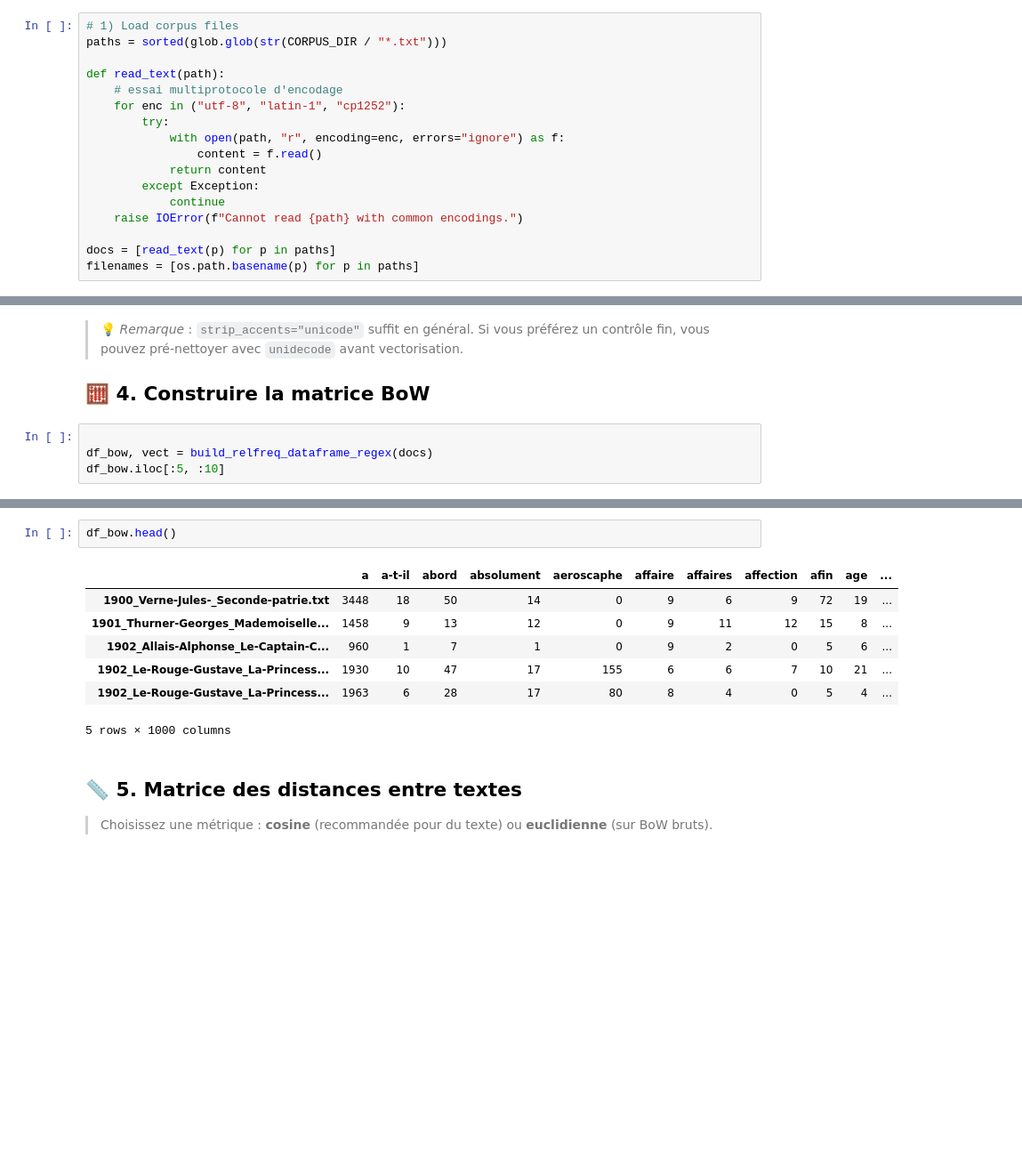
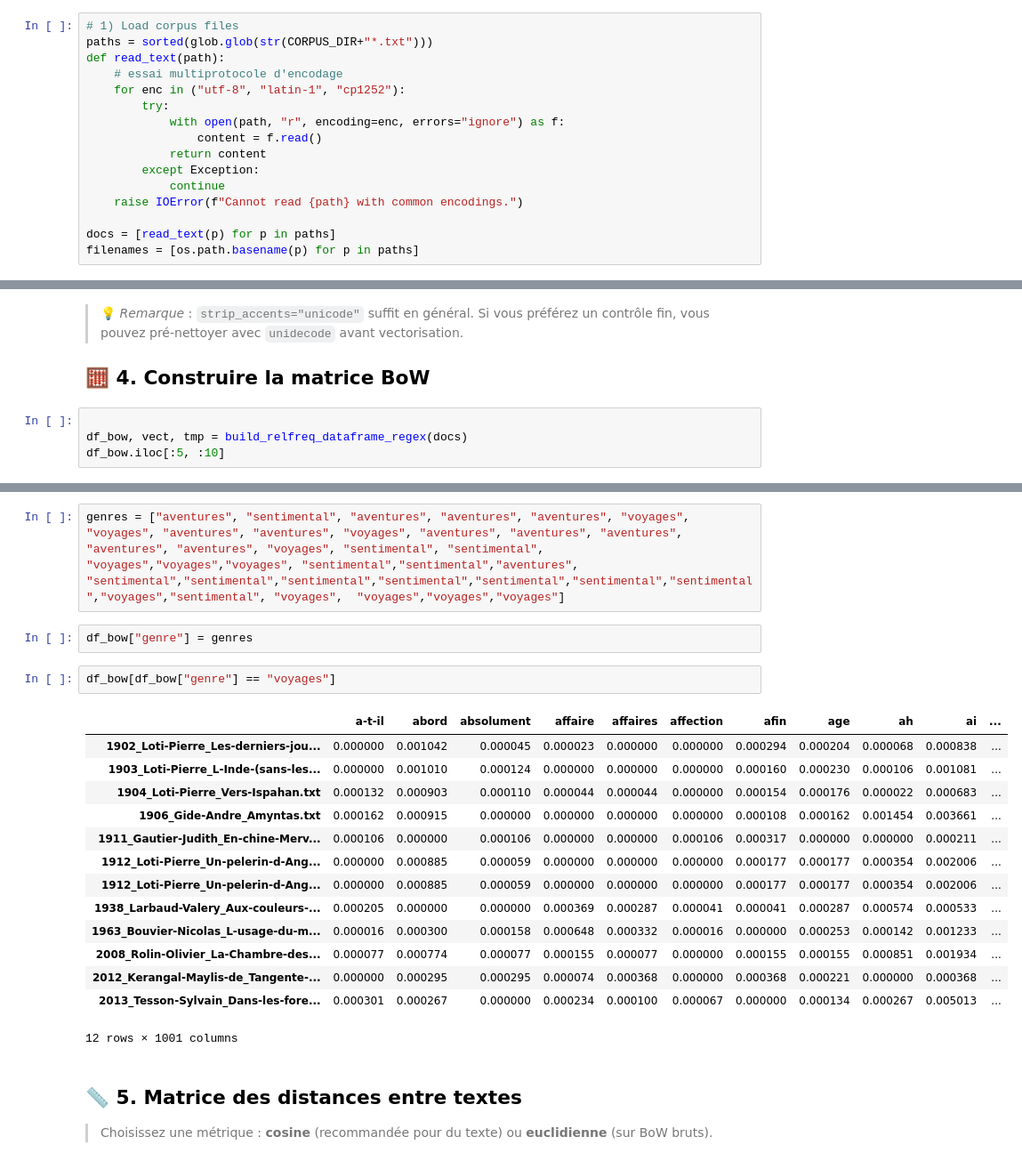
Before and after one commit to CPES-TALL/TALL_fall_2025, a Jupyter notebook: seance_04/TD/02_Distances.ipynb, the cells around one changed output, grey strips where cells are left out. Shown at 89% size. Drawn from its saved outputs; the diff is of its cells as text; blank space fills up the shorter version.

```diff
--- a/seance_04/TD/02_Distances.ipynb
+++ b/seance_04/TD/02_Distances.ipynb
@@ -76,7 +102,6 @@ NGRAM_RANGE = (1, 1)    # unigrams; vous pouvez tester (1,2)
 # %%
 # 1) Load corpus files
-paths = sorted(glob.glob(str(CORPUS_DIR / "*.txt")))
-
+paths = sorted(glob.glob(str(CORPUS_DIR+"*.txt")))
 def read_text(path):
     # essai multiprotocole d'encodage
     for enc in ("utf-8", "latin-1", "cp1252"):
@@ -198,6 +225,6 @@ def build_relfreq_dataframe_regex(texts,
 ## 🧮 4. Construire la matrice BoW
 # %%
 
-df_bow, vect = build_relfreq_dataframe_regex(docs)
+df_bow, vect, tmp = build_relfreq_dataframe_regex(docs)
 df_bow.iloc[:5, :10]
 # %% [output]
@@ -205,13 +237,24 @@ ValueError: too many values to unpack (expected 2)
-# %%
-df_bow.head()
-# %% [output]
-|  | a | a-t-il | abord | absolument | aeroscaphe | affaire | affaires | affection | afin | age | ... |
-| 1900_Verne-Jules-_Seconde-patrie.txt | 3448 | 18 | 50 | 14 | 0 | 9 | 6 | 9 | 72 | 19 | ... |
-| 1901_Thurner-Georges_Mademoiselle... | 1458 | 9 | 13 | 12 | 0 | 9 | 11 | 12 | 15 | 8 | ... |
-| 1902_Allais-Alphonse_Le-Captain-C... | 960 | 1 | 7 | 1 | 0 | 9 | 2 | 0 | 5 | 6 | ... |
-| 1902_Le-Rouge-Gustave_La-Princess... | 1930 | 10 | 47 | 17 | 155 | 6 | 6 | 7 | 10 | 21 | ... |
-| 1902_Le-Rouge-Gustave_La-Princess... | 1963 | 6 | 28 | 17 | 80 | 8 | 4 | 0 | 5 | 4 | ... |
-5 rows × 1000 columns
+# %%
+genres = ["aventures", "sentimental", "aventures", "aventures", "aventures", "voyages", "voyages", "aventures", "aventures", "voyages", "aventures", "aventures", "aventures", "aventures", "aventures", "voyages", "sentimental", "sentimental", "voyages","voyages","voyages", "sentimental","sentimental","aventures", "sentimental","sentimental","sentimental","sentimental","sentimental","sentimental","sentimental","voyages","sentimental", "voyages",  "voyages","voyages","voyages"]
+# %%
+df_bow["genre"] = genres
+# %%
+df_bow[df_bow["genre"] == "voyages"]
+# %% [output]
+|  | a-t-il | abord | absolument | affaire | affaires | affection | afin | age | ah | ai | ... |
+| 1902_Loti-Pierre_Les-derniers-jou... | 0.000000 | 0.001042 | 0.000045 | 0.000023 | 0.000000 | 0.000000 | 0.000294 | 0.000204 | 0.000068 | 0.000838 | ... |
+| 1903_Loti-Pierre_L-Inde-(sans-les... | 0.000000 | 0.001010 | 0.000124 | 0.000000 | 0.000000 | 0.000000 | 0.000160 | 0.000230 | 0.000106 | 0.001081 | ... |
+| 1904_Loti-Pierre_Vers-Ispahan.txt | 0.000132 | 0.000903 | 0.000110 | 0.000044 | 0.000044 | 0.000000 | 0.000154 | 0.000176 | 0.000022 | 0.000683 | ... |
+| 1906_Gide-Andre_Amyntas.txt | 0.000162 | 0.000915 | 0.000000 | 0.000000 | 0.000000 | 0.000000 | 0.000108 | 0.000162 | 0.001454 | 0.003661 | ... |
+| 1911_Gautier-Judith_En-chine-Merv... | 0.000106 | 0.000000 | 0.000106 | 0.000000 | 0.000000 | 0.000106 | 0.000317 | 0.000000 | 0.000000 | 0.000211 | ... |
+| 1912_Loti-Pierre_Un-pelerin-d-Ang... | 0.000000 | 0.000885 | 0.000059 | 0.000000 | 0.000000 | 0.000000 | 0.000177 | 0.000177 | 0.000354 | 0.002006 | ... |
+| 1912_Loti-Pierre_Un-pelerin-d-Ang... | 0.000000 | 0.000885 | 0.000059 | 0.000000 | 0.000000 | 0.000000 | 0.000177 | 0.000177 | 0.000354 | 0.002006 | ... |
+| 1938_Larbaud-Valery_Aux-couleurs-... | 0.000205 | 0.000000 | 0.000000 | 0.000369 | 0.000287 | 0.000041 | 0.000041 | 0.000287 | 0.000574 | 0.000533 | ... |
+| 1963_Bouvier-Nicolas_L-usage-du-m... | 0.000016 | 0.000300 | 0.000158 | 0.000648 | 0.000332 | 0.000016 | 0.000000 | 0.000253 | 0.000142 | 0.001233 | ... |
+| 2008_Rolin-Olivier_La-Chambre-des... | 0.000077 | 0.000774 | 0.000077 | 0.000155 | 0.000077 | 0.000000 | 0.000155 | 0.000155 | 0.000851 | 0.001934 | ... |
+| 2012_Kerangal-Maylis-de_Tangente-... | 0.000000 | 0.000295 | 0.000295 | 0.000074 | 0.000368 | 0.000000 | 0.000368 | 0.000221 | 0.000000 | 0.000368 | ... |
+| 2013_Tesson-Sylvain_Dans-les-fore... | 0.000301 | 0.000267 | 0.000000 | 0.000234 | 0.000100 | 0.000067 | 0.000000 | 0.000134 | 0.000267 | 0.005013 | ... |
+12 rows × 1001 columns
 # %% [markdown]
 ## 📏 5. Matrice des distances entre textes
 
```
Also changed, not shown: parts of 22 cells of this notebook, 1 other file.
